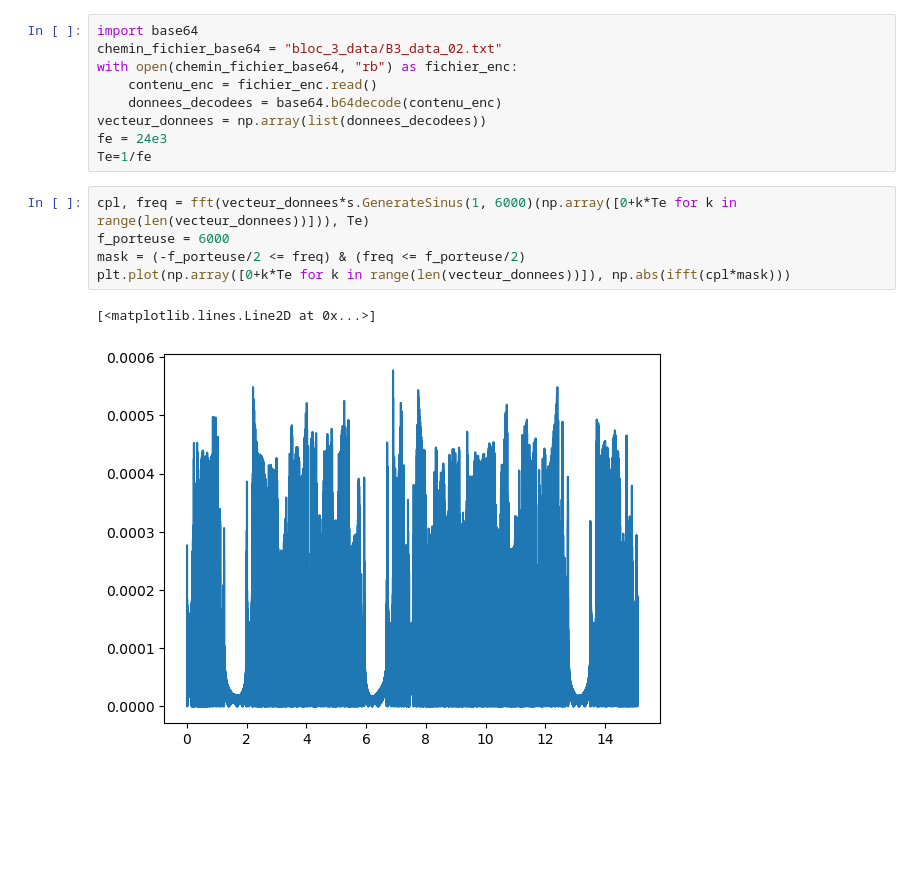
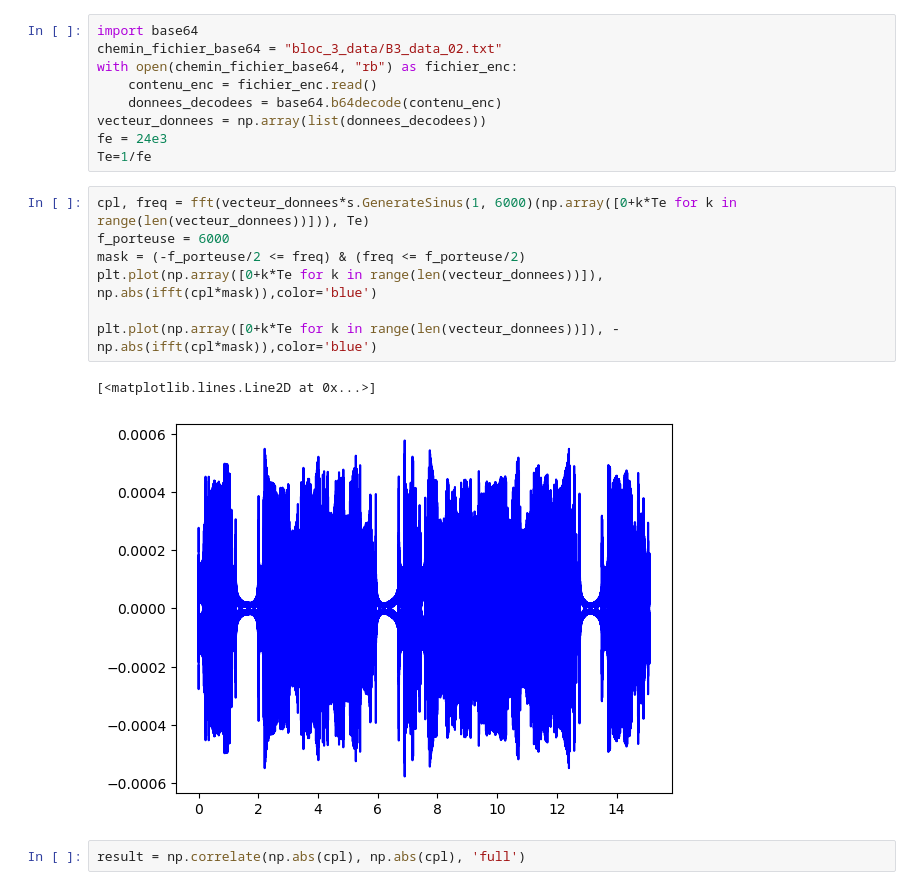
Before and after one commit to dorian-mnds/IOGS, a Jupyter notebook: 1A/B3.ipynb, the cells around one changed output. Saved outputs shown, nothing was run; the diff lists cells and outputs as text; blank space fills up the shorter version.

```diff
--- a/1A/B3.ipynb
+++ b/1A/B3.ipynb
@@ -119,8 +119,12 @@ Te=1/fe
 # %%
 cpl, freq = fft(vecteur_donnees*s.GenerateSinus(1, 6000)(np.array([0+k*Te for k in range(len(vecteur_donnees))])), Te)
 f_porteuse = 6000
 mask = (-f_porteuse/2 <= freq) & (freq <= f_porteuse/2)
-plt.plot(np.array([0+k*Te for k in range(len(vecteur_donnees))]), np.abs(ifft(cpl*mask)))
+plt.plot(np.array([0+k*Te for k in range(len(vecteur_donnees))]), np.abs(ifft(cpl*mask)),color='blue')
+
+plt.plot(np.array([0+k*Te for k in range(len(vecteur_donnees))]), -np.abs(ifft(cpl*mask)),color='blue')
 # %% [output]
 [<matplotlib.lines.Line2D at 0x...>]
-[figure, old version]
+[figure, new version]
+# %%
+result = np.correlate(np.abs(cpl), np.abs(cpl), 'full')
```
Also changed, not shown: parts of 4 cells of this notebook, 34 other files.
